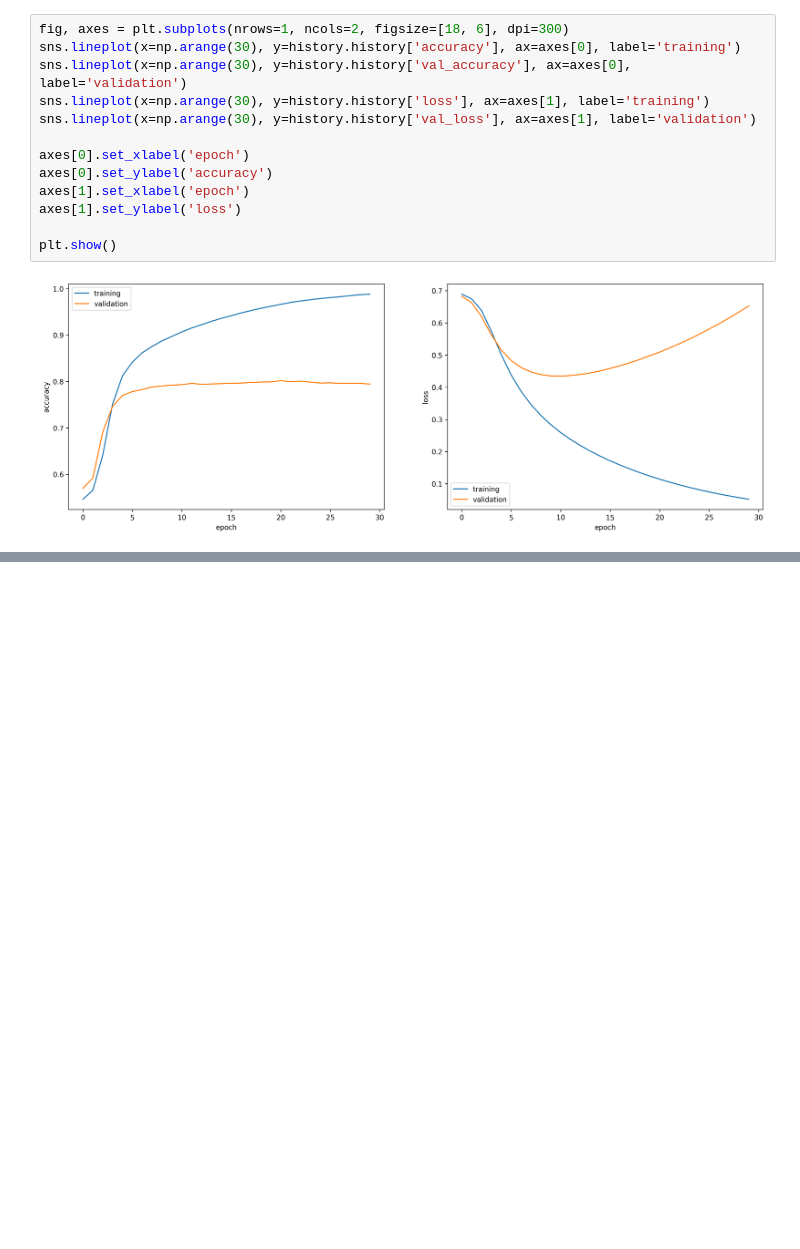
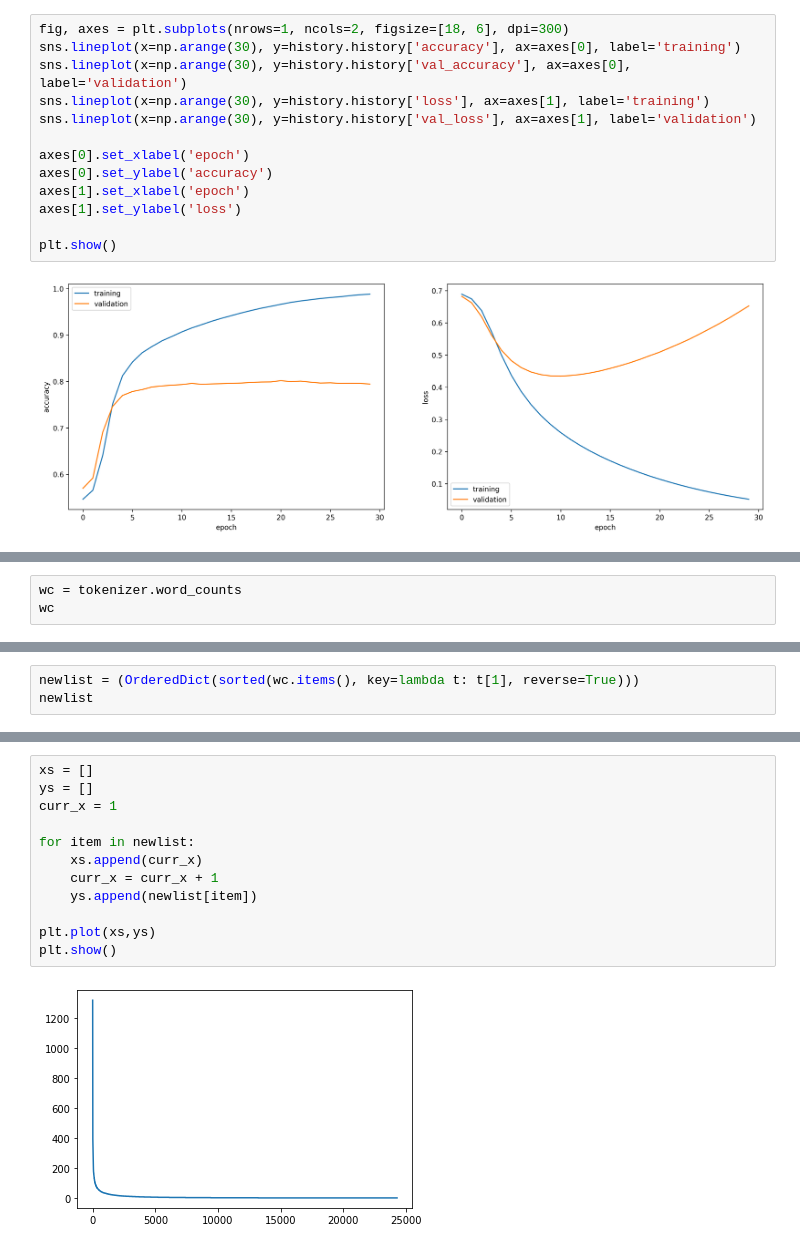
Before and after one commit to ashen007/DeepLearning-goes-deep, a Jupyter notebook: notebooks/natural language processing/embadding.ipynb, the cells around one changed output, grey strips where cells are left out. Drawn from its saved outputs; the diff is of its cells as text; blank space fills up the shorter version.

```diff
--- a/notebooks/natural language processing/embadding.ipynb
+++ b/notebooks/natural language processing/embadding.ipynb
@@ -214,0 +218,3 @@ plt.show()
+# %%
+wc = tokenizer.word_counts
+wc
@@ -214,0 +239,3 @@ plt.show()
+# %%
+newlist = (OrderedDict(sorted(wc.items(), key=lambda t: t[1], reverse=True)))
+newlist
@@ -214,0 +260,14 @@ plt.show()
+# %%
+xs = []
+ys = []
+curr_x = 1
+
+for item in newlist:
+    xs.append(curr_x)
+    curr_x = curr_x + 1
+    ys.append(newlist[item])
+
+plt.plot(xs,ys)
+plt.show()
+# %% [output]
+[figure, added]
```
Also changed, not shown: parts of 5 cells of this notebook.
